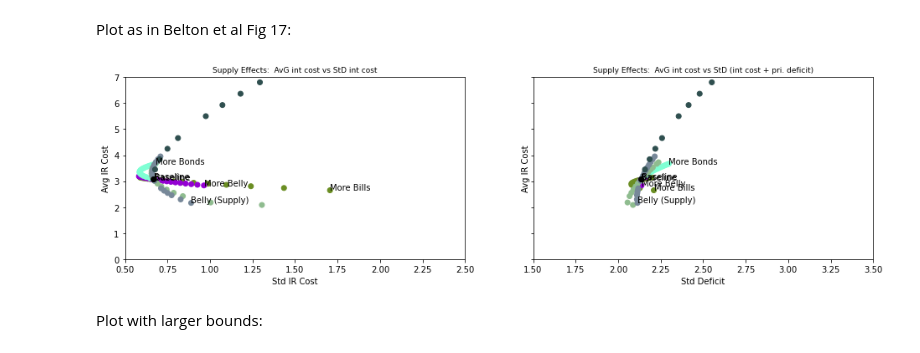
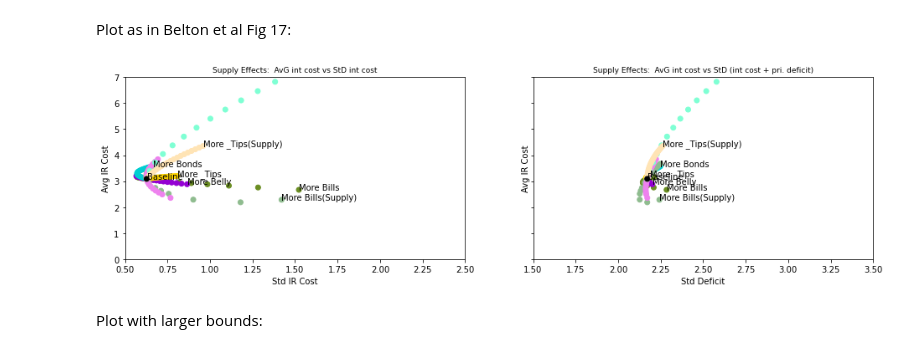
Before and after one commit to BrookingsInstitution/Treasury-Issuance-Model, a Jupyter notebook: doc/Treasury_Issuance_Model-Refactored.ipynb, the cells around one changed output. Drawn from its saved outputs; the diff is of its cells as text; code cells hidden in the pictures.

```diff
--- a/doc/Treasury_Issuance_Model-Refactored.ipynb
+++ b/doc/Treasury_Issuance_Model-Refactored.ipynb
@@ -44,7 +44,7 @@ D_Setup = {}  # Dictionary is more user-friendly than a class.
 # %% [markdown]
 Do you wish to replicate Belton et al? If True, all other settings will be automatically overwritten later so you don't need to edit anything else.
 # %%
-D_Setup["ReplicateBelton"] = True
+D_Setup["ReplicateBelton"] = False
 # %% [markdown]
 All other settings, relevant only if ReplicateBelton = False. RIghy now, set to replicate TBAC slides for TIPS.
 # %%
@@ -157,3 +172,7 @@ Settings reset to values for Belton et al replication
+# %%
+D_Setup["M_Kernels"] = D_Setup["Kernel1_Baseline"]
+for name in D_Setup["L_KernelNames"]:
+    D_Setup["M_Kernels"] = xp.concatenate((D_Setup["M_Kernels"], D_Setup[name]), axis=1)
 # %% [markdown]
 ## III) Macro and Fiscal Block
 Creates functions to simulate states: UGAP, G, Z, PI, FFR (macro states, and their lags); EpsCPI, EpsTP10, EpsTP2, EPsPRI (AR1 resudual states)
@@ -581,11 +606,16 @@ Avg_IssRate, Avg_IRCost, Std_IRCost, Std_TotBal, Cor_IRC_PRI =  Performance(
 # %% [markdown]
 #### B) Figure: plot performance of static kernel-mixture issuance strategies
 # %%
-ColorList = ['olivedrab' for x in range(N_StratVary)] + ['darkviolet' for x in range(N_StratVary)] + ['aquamarine' for x in range(N_StratVary)] + ['black']
-StratNames = ['' for x in range(3*N_StratVary)] + ['Baseline']
-StratNames[N_StratVary-1] = 'More Bills';
-StratNames[2*N_StratVary-1] = 'More Belly';
-StratNames[3*N_StratVary-1] = 'More Bonds'
+ColorPalette = ['olivedrab', 'darkviolet', 'darkturquoise', 'gold', 'salmon', 'firebrick','silver','blue']
+ColorList = [ColorPalette[k] for k in range(len(D_Setup["L_KernelNames"])) for x in range(N_StratVary) ] + ['black']
+
+#ColorList = ['olivedrab' for x in range(N_StratVary)] + ['darkviolet' for x in range(N_StratVary)] + ['aquamarine' for x in range(N_StratVary)] + ['black']
+StratNames = ['' for x in range(len(D_Setup["L_KernelNames"])*N_StratVary)] + ['Baseline']
+for k in range(len(D_Setup["L_KernelNames"])):
+    StratNames[(k+1)*N_StratVary-1] = 'More ' + D_Setup["L_KernelNames"][k][max(0,len(D_Setup["L_KernelNames"][k])-5):]
+#StratNames[N_StratVary-1] = 'More Bills';
+#StratNames[2*N_StratVary-1] = 'More Belly';
+#StratNames[3*N_StratVary-1] = 'More Bonds'
 PlotStrats(Avg_IssRate, Avg_IRCost,Std_IRCost,Std_TotBal, Cor_IRC_PRI, 'Vary Kernels', ColorList=ColorList, StratNames=StratNames, Y_lim=(2.5,3.8) , X_lim=(0.5,2), XX_lim=(1.5,3), Tabulate=True)
 # %% [output]
 |  |  |  |  |  |  |  |  |  |  |  | ... | ... |
@@ -608,7 +638,7 @@ if D_Setup["Supply_Effects"] == True:
         A_NGDP,
         Securities = D_Setup["Securities"],
         Const_and_MEVs=Const,
-        M_Kernels=M_Kernels,
+        M_Kernels=D_Setup["M_Kernels"],
         CoeffstoConst_and_MEVs=CoeffstoConst,
         Static=True,
         QuartersperCoup=D_Setup["QuartersperCoup"],
@@ -623,15 +653,20 @@ if D_Setup["Supply_Effects"] == True:
 Plot as in Belton et al Fig 17:
 # %%
 if D_Setup["Supply_Effects"] == True:
-    ColorListS = ['darkseagreen' for x in range(N_StratVary)] + ['lightslategray' for x in range(N_StratVary)] + ['darkslategray' for x in range(N_StratVary)] + ['black']
-    StratNamesS = ['' for x in range(3*N_StratVary)]  + ['Baseline']
-    StratNamesS[N_StratVary-1] = 'Bills (Supply)'
-    StratNamesS[2*N_StratVary-1] = 'Belly (Supply)'
-    StratNamesS[3*N_StratVary-1] = 'Bonds (Supply)'
+    ColorPaletteS = ['darkseagreen', 'violet', 'aquamarine', 'moccasin', 'mistyrose', 'lightcoral','gainsboro','skyblue']
+    ColorListS = [ColorPaletteS[k] for k in range(len(D_Setup["L_KernelNames"])) for x in range(N_StratVary) ] + ['black']
+    #ColorListS = ['darkseagreen' for x in range(N_StratVary)] + ['lightslategray' for x in range(N_StratVary)] + ['darkslategray' for x in range(N_StratVary)] + ['black']
+    StratNamesS = ['' for x in range(len(D_Setup["L_KernelNames"])*N_StratVary)] + ['']
+    for k in range(len(D_Setup["L_KernelNames"])):
+        StratNamesS[(k+1)*N_StratVary-1] = 'More ' + D_Setup["L_KernelNames"][k][max(0,len(D_Setup["L_KernelNames"][k])-5):] + '(Supply)'
+    #StratNamesS = ['' for x in range(3*N_StratVary)]  + ['Baseline']
+    #StratNamesS[N_StratVary-1] = 'Bills (Supply)'
+    #StratNamesS[2*N_StratVary-1] = 'Belly (Supply)'
+    #StratNamesS[3*N_StratVary-1] = 'Bonds (Supply)'
 
     PlotStrats(xp.append(Avg_IssRate, Avg_IssRateS), xp.append(Avg_IRCost,Avg_IRCostS),xp.append(Std_IRCost,Std_IRCostS),xp.append(Std_TotBal,Std_TotBalS), xp.append(Cor_IRC_PRI,Cor_IRC_PRIS), 'Supply Effects: ', ColorList=ColorList+ColorListS, StratNames=StratNames+StratNamesS, Y_lim=(0,7) , X_lim=(0.5,2.5), XX_lim=(1.5,3.5), M_style='o', Tabulate=False)
 # %% [output]
-[figure, old version]
+[figure, new version]
 # %% [markdown]
 Plot with larger bounds:
 # %%
```
Also changed, not shown: parts of 26 cells of this notebook, 1 other file.
